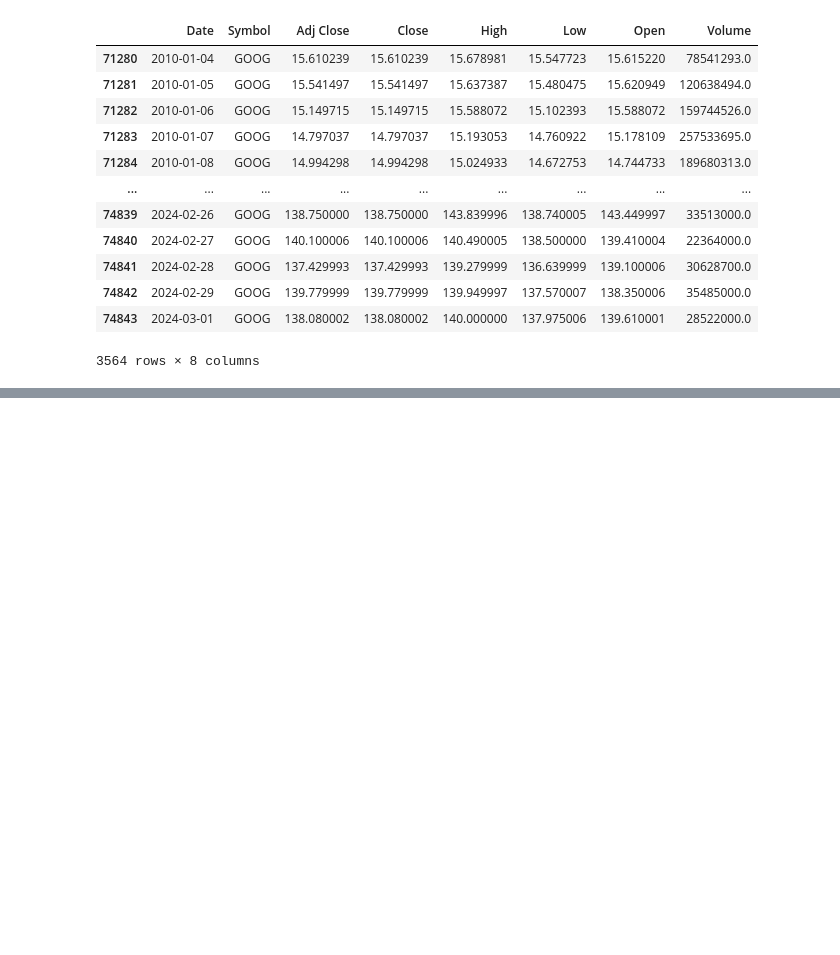
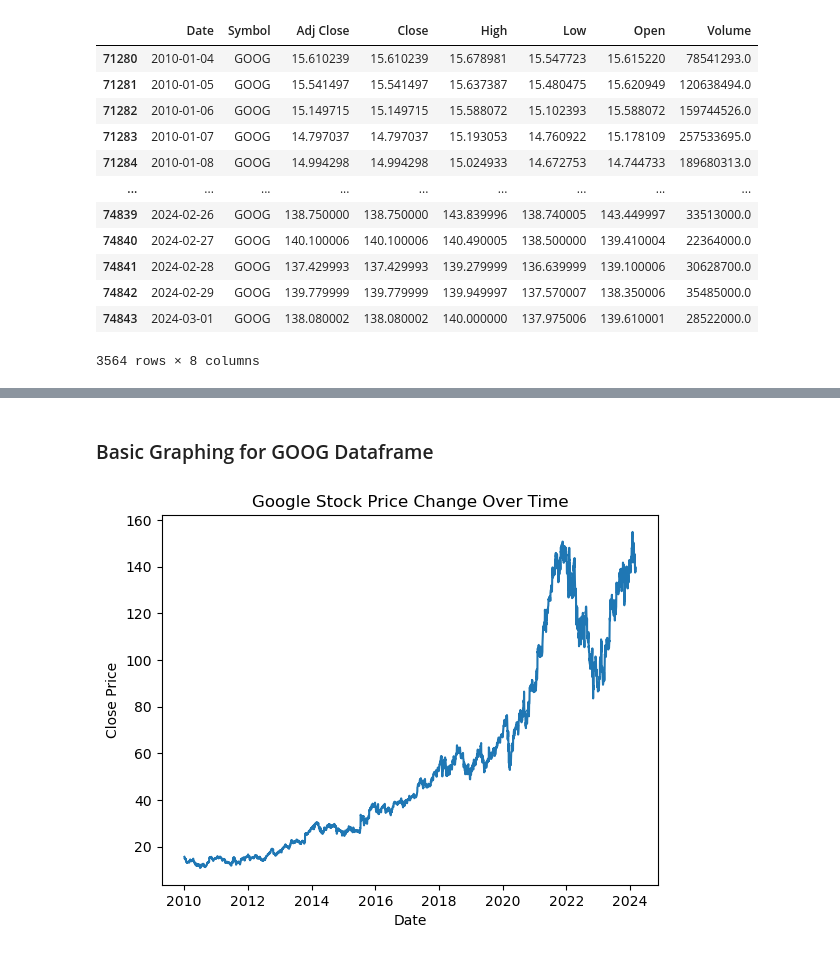
Before and after one commit to Efflorescence01/Stock_Prediction_Cap, a Jupyter notebook: Stock_Data_Cleaning.ipynb, the cells around one changed output, grey strips where cells are left out. Saved outputs shown, nothing was run; the diff lists cells and outputs as text; code cells hidden in the pictures; blank space fills up the shorter version.

Commit message:
New dataframes

```diff
--- a/Stock_Data_Cleaning.ipynb
+++ b/Stock_Data_Cleaning.ipynb
@@ -250,6 +323,6 @@ print(company_null_rows)
 # %%
 #Selecting only the rows with the Symbol "GOOG"
-goog_df = stocks_df[stocks_df["Symbol"]== 'GOOG']
+goog_df = stocks_df[stocks_df["Symbol"]== 'GOOG'].copy()
 type(goog_df)
 # %% [output]
 pandas.core.frame.DataFrame
@@ -285,0 +377,4 @@ goog_df
+# %%
+goog_date =pd.to_datetime(goog_df['Date']) #Creating the conversion to datetime object and storing it in a variable
+# %%
+goog_df['Date'] = goog_date # Apply the conversion to the original dataframe and the related column
@@ -285,0 +399,11 @@ goog_df
+# %% [markdown]
+### Basic Graphing for GOOG Dataframe
+# %%
+#Plotting the price changes for GOOG stock over 10 years. We will be using the end of day close price to plot the graph
+plt.plot(goog_df['Date'],goog_df['Close'])
+plt.title("Google Stock Price Change Over Time")
+plt.xlabel("Date")
+plt.ylabel("Close Price")
+plt.show()
+# %% [output]
+[figure, added]
```
Also changed, not shown: parts of 25 cells of this notebook, 1 other file.
